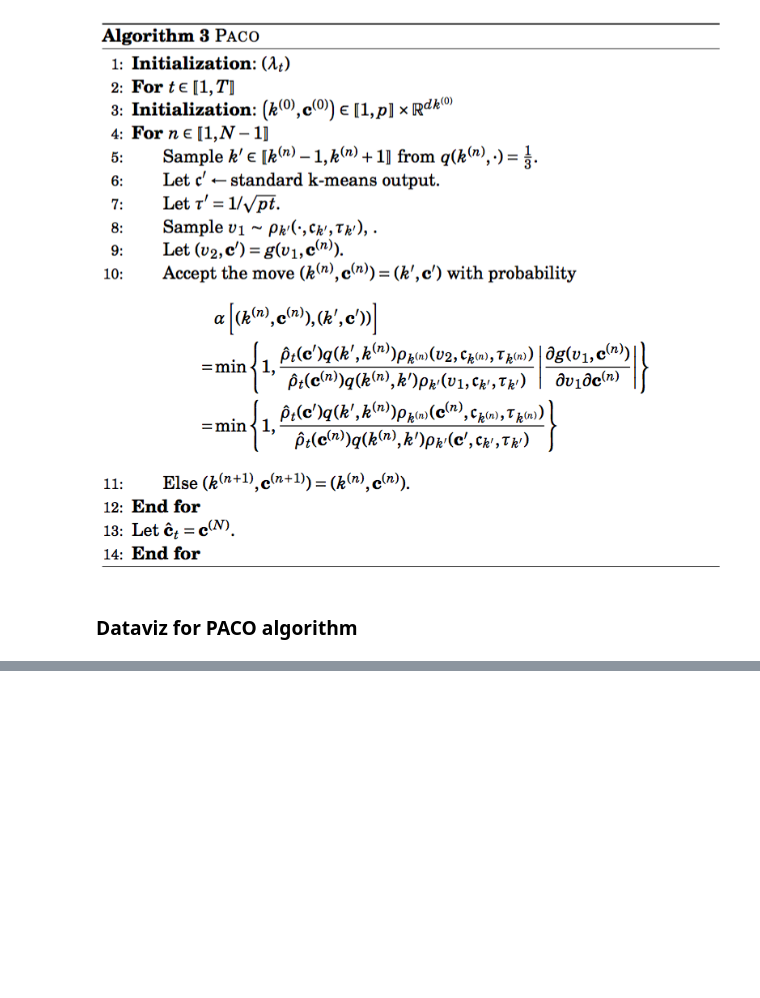
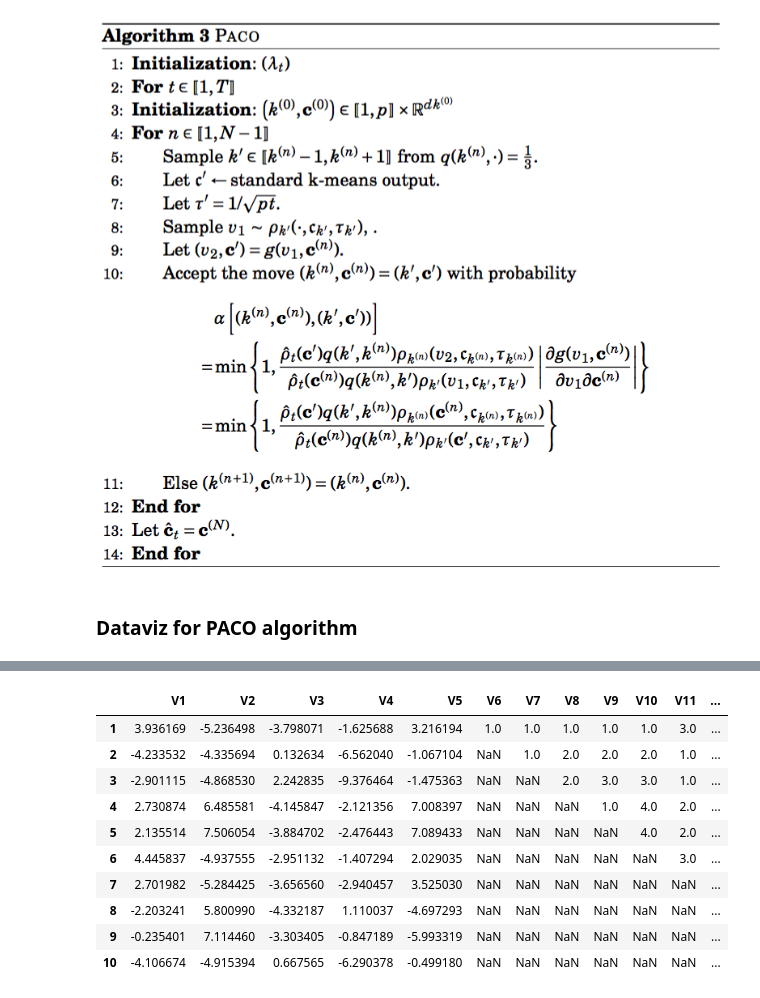
Before and after one commit to mathislinger/PAC_bayesian_online_clustering, a Jupyter notebook: mli.ipynb, the cells around one changed output, grey strips where cells are left out. Cells and saved outputs as stored; diff of their text form; code cells hidden in the pictures; blank space fills up the shorter version.

```diff
--- a/mli.ipynb
+++ b/mli.ipynb
@@ -206,0 +223,16 @@ def PACO(X, R = max(np.sqrt((X**2).sum(axis=1))), coeff = 2, K_max = 50, scaling
+# %%
+data_labels = pd.read_csv('data_and_labels', index_col='Unnamed: 0')
+# %%
+data_labels
+# %% [output]
+|  | V1 | V2 | V3 | V4 | V5 | V6 | V7 | V8 | V9 | V10 | V11 | ... |
+| 1 | 3.936169 | -5.236498 | -3.798071 | -1.625688 | 3.216194 | 1.0 | 1.0 | 1.0 | 1.0 | 1.0 | 3.0 | ... |
+| 2 | -4.233532 | -4.335694 | 0.132634 | -6.562040 | -1.067104 | NaN | 1.0 | 2.0 | 2.0 | 2.0 | 1.0 | ... |
+| 3 | -2.901115 | -4.868530 | 2.242835 | -9.376464 | -1.475363 | NaN | NaN | 2.0 | 3.0 | 3.0 | 1.0 | ... |
+| 4 | 2.730874 | 6.485581 | -4.145847 | -2.121356 | 7.008397 | NaN | NaN | NaN | 1.0 | 4.0 | 2.0 | ... |
+| 5 | 2.135514 | 7.506054 | -3.884702 | -2.476443 | 7.089433 | NaN | NaN | NaN | NaN | 4.0 | 2.0 | ... |
+| 6 | 4.445837 | -4.937555 | -2.951132 | -1.407294 | 2.029035 | NaN | NaN | NaN | NaN | NaN | 3.0 | ... |
+| 7 | 2.701982 | -5.284425 | -3.656560 | -2.940457 | 3.525030 | NaN | NaN | NaN | NaN | NaN | NaN | ... |
+| 8 | -2.203241 | 5.800990 | -4.332187 | 1.110037 | -4.697293 | NaN | NaN | NaN | NaN | NaN | NaN | ... |
+| 9 | -0.235401 | 7.114460 | -3.303405 | -0.847189 | -5.993319 | NaN | NaN | NaN | NaN | NaN | NaN | ... |
+| 10 | -4.106674 | -4.915394 | 0.667565 | -6.290378 | -0.499180 | NaN | NaN | NaN | NaN | NaN | NaN | ... |
```
Also changed, not shown: parts of 2 cells of this notebook, 3 other files.
